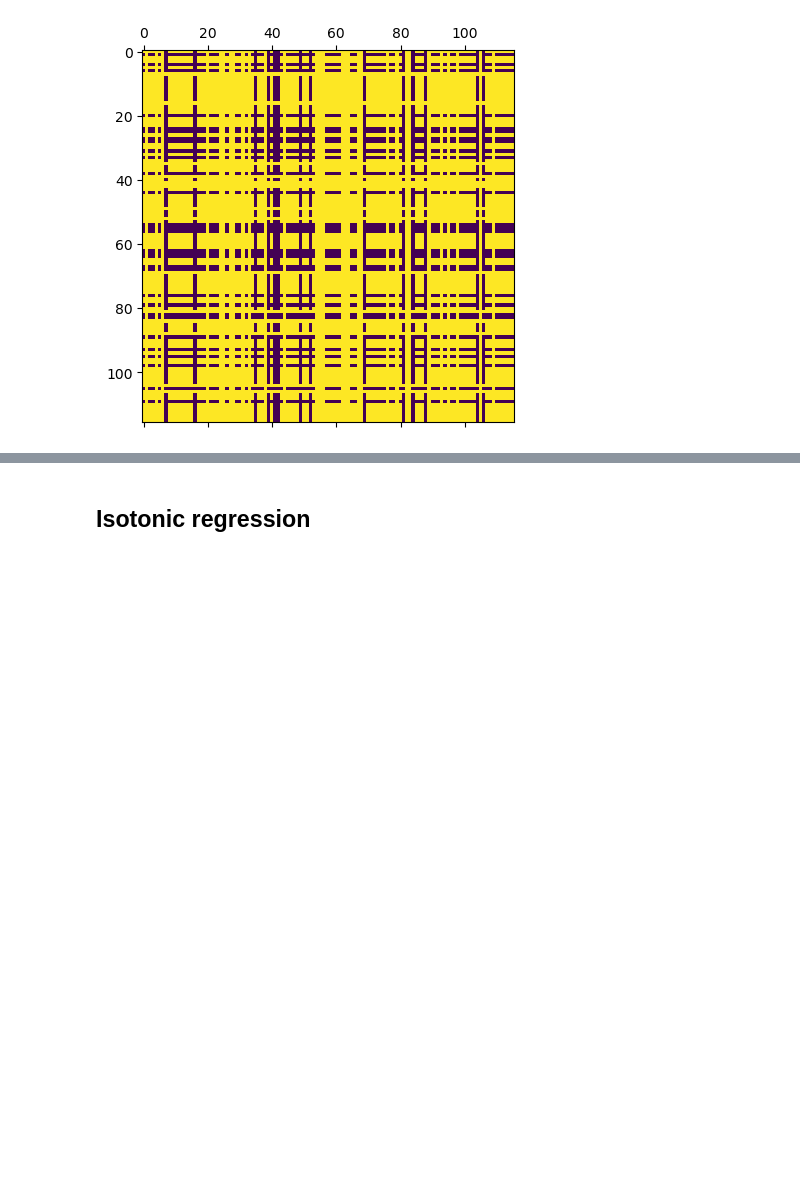
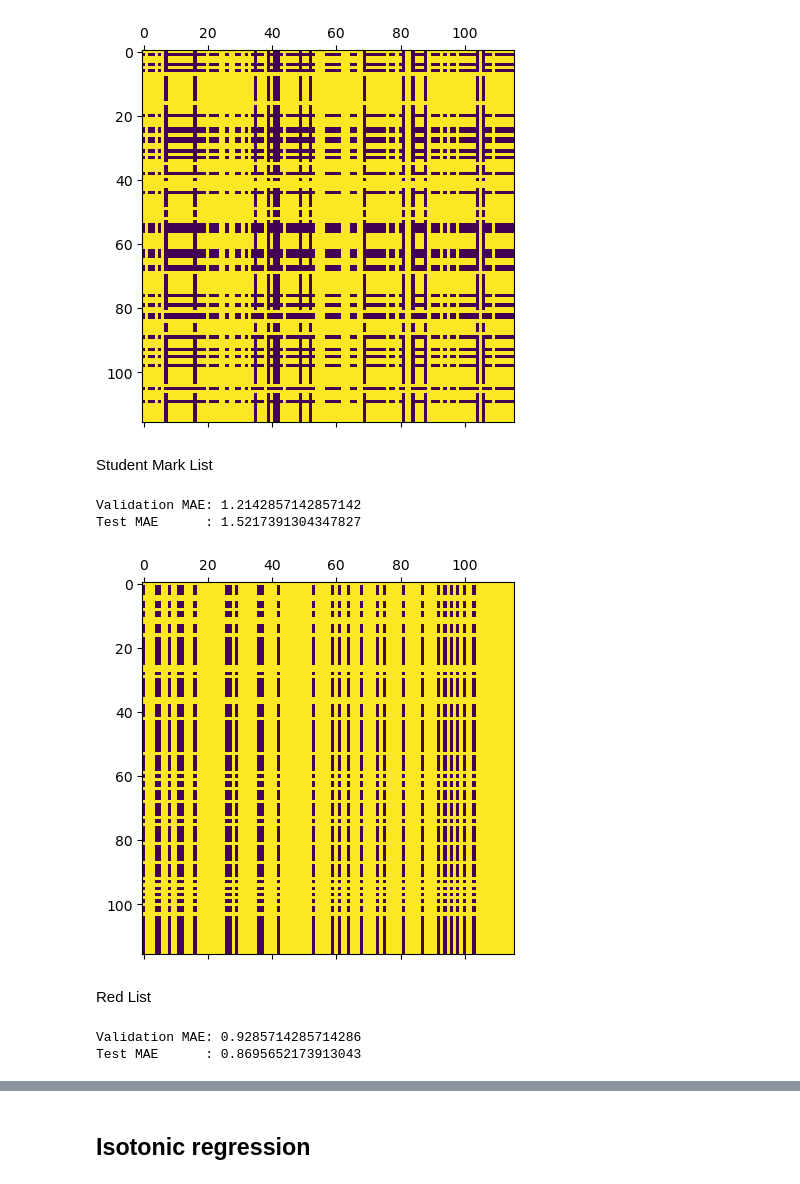
Before and after one commit to papayiv/Papay-BS-Thesis, a Jupyter notebook: code/experiments/mixtures.ipynb, the cells around one changed output, grey strips where cells are left out. Cells and saved outputs as stored; diff of their text form; code cells hidden in the pictures; blank space fills up the shorter version.

```diff
--- a/code/experiments/mixtures.ipynb
+++ b/code/experiments/mixtures.ipynb
@@ -87,11 +167,10 @@ def learnPartialOrders(X, y):
         y_curr = (y > labels[class_idx]).astype(float)
         par_w[:, class_idx] = glm_fit(y_mat_est_conv, y_curr).params
 
-    y_est = testPartialOrders(X, y, X, w0, par_w)
+    y_est = testPartialOrders(X, y, X, w0, par_w, labels)
     return w0, par_w, y_est
 # %%
-def testPartialOrders(X_learn, y_learn, X_test, w0, par_w):
-    labels = np.array([1, 2, 3, 4, 5])
+def testPartialOrders(X_learn, y_learn, X_test, w0, par_w, labels = np.array([1, 2, 3, 4, 5])):
 
     y_fit = np.zeros((X_test.shape[0], len(labels) - 1))
     y_est = np.ones(X_test.shape[0])
@@ -157,3 +238,61 @@ plt.matshow(image)
 plt.show()
 # %% [output]
 [figure]
+# %% [markdown]
+Student Mark List
+# %%
+X, y = get_data()
+
+X_learn = X[:70]
+y_learn = y[:70]
+
+X_test = X[70:]
+y_test = y[70:]
+
+w0, w, res = learnPartialOrders(X_learn, y_learn)
+mae_val = np.mean(np.abs(y_learn - res))
+
+res = testPartialOrders(X_learn, y_learn, X_test, w0, w)
+mae_test = np.mean(np.abs(y_test - res))
+
+print('Validation MAE:', mae_val)
+print('Test MAE      :', mae_test)
+# %% [output]
+Validation MAE: 1.2142857142857142
+Test MAE      : 1.5217391304347827
+# %%
+res = testPartialOrders(X_learn, y_learn, X, w0, w)
+image = np.zeros((len(y), len(y)))
+for i in range(len(y)):
+    for j in range(len(y)):
+        if (res[i] >= res[j]):
+            image[i, j] = 1
+        else:
+            image[i, j] = 0
+plt.matshow(image)
+
+plt.show()
+# %% [output]
+[figure, added]
+# %% [markdown]
+Red List
+# %%
+X, y = get_data()
+
+X_learn = X[:70]
+y_learn = y[:70]
+
+X_test = X[70:]
+y_test = y[70:]
+
+w0, w, res = learnPartialOrders(X_learn, y_learn)
+mae_val = np.mean(np.abs(y_learn - res))
+
+res = testPartialOrders(X_learn, y_learn, X_test, w0, w, labels = np.array([0, 1, 2, 3, 4, 5, 6]))
+mae_test = np.mean(np.abs(y_test - res))
+
+print('Validation MAE:', mae_val)
+print('Test MAE      :', mae_test)
+# %% [output]
+Validation MAE: 0.9285714285714286
+Test MAE      : 0.8695652173913043
```
Also changed, not shown: parts of 36 cells of this notebook.
